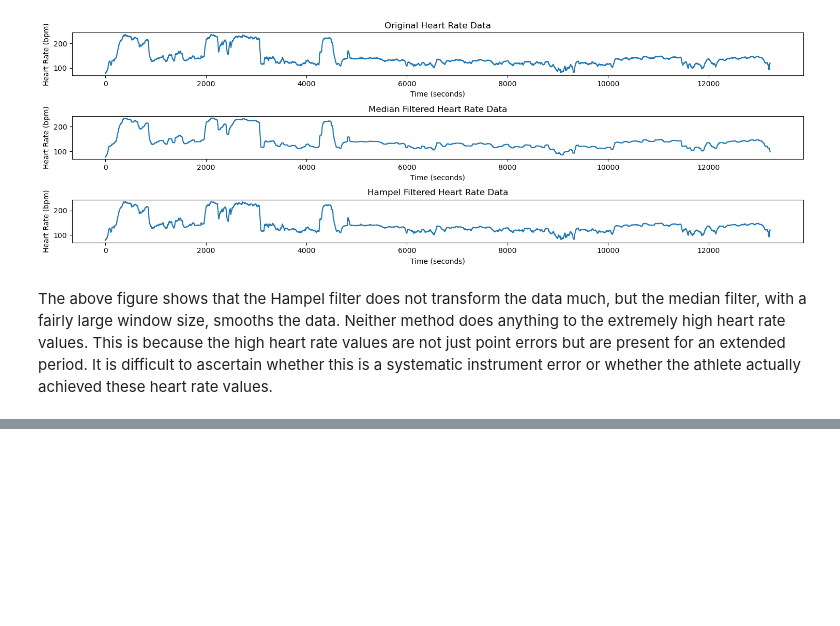
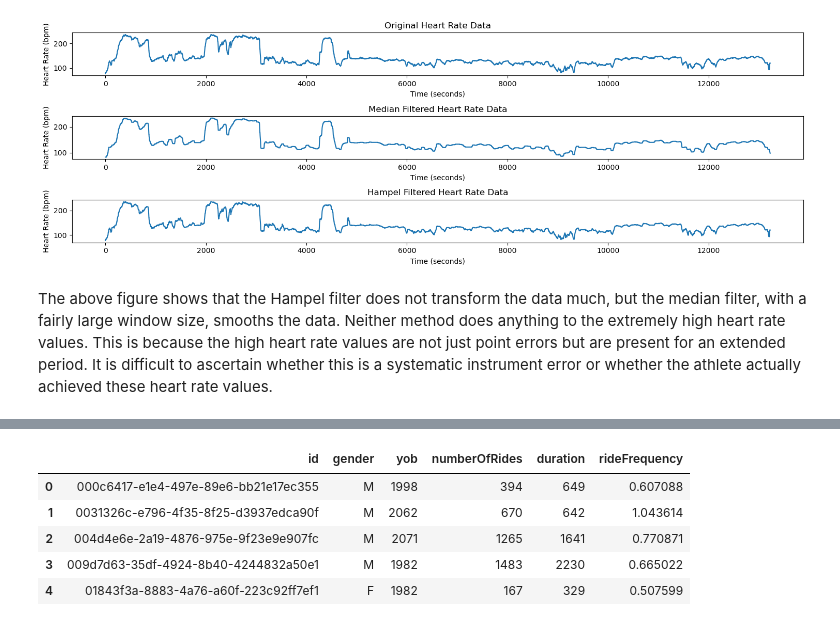
Before and after one commit to HimalKarkal/Golden-Cheetah, a Jupyter notebook: notebooks/0.02_heart_rate_filtering.ipynb, the cells around one changed output, grey strips where cells are left out. Cells and saved outputs as stored; diff of their text form; code cells hidden in the pictures; blank space fills up the shorter version.

```diff
--- a/notebooks/0.02_heart_rate_filtering.ipynb
+++ b/notebooks/0.02_heart_rate_filtering.ipynb
@@ -171,0 +193,14 @@ activity.to_csv(r"..\data\external\2e99_activity.csv", index=False)
+# %%
+# Importing the data
+
+df = pd.read_csv("data/interim/athletes_overview_filtered.csv")
+
+# Printing the first few rows of the dataframe
+df.head()
+# %% [output]
+|  | id | gender | yob | numberOfRides | duration | rideFrequency |
+| 0 | 000c6417-e1e4-497e-89e6-bb21e17ec355 | M | 1998 | 394 | 649 | 0.607088 |
+| 1 | 0031326c-e796-4f35-8f25-d3937edca90f | M | 2062 | 670 | 642 | 1.043614 |
+| 2 | 004d4e6e-2a19-4876-975e-9f23e9e907fc | M | 2071 | 1265 | 1641 | 0.770871 |
+| 3 | 009d7d63-35df-4924-8b40-4244832a50e1 | M | 1982 | 1483 | 2230 | 0.665022 |
+| 4 | 01843f3a-8883-4a76-a60f-223c92ff7ef1 | F | 1982 | 167 | 329 | 0.507599 |
```
Also changed, not shown: parts of 8 cells of this notebook, 3 other files.
